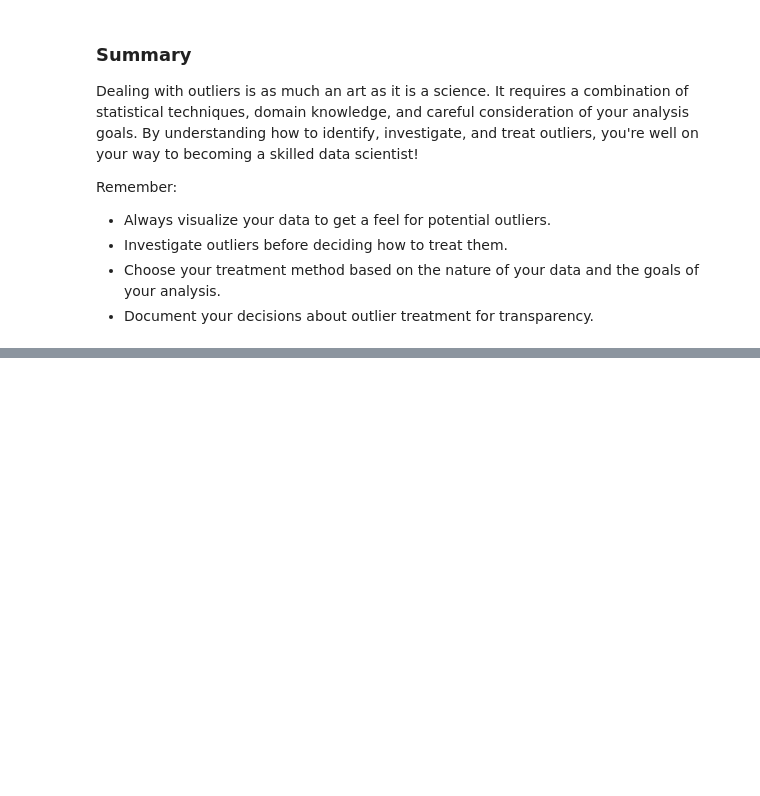
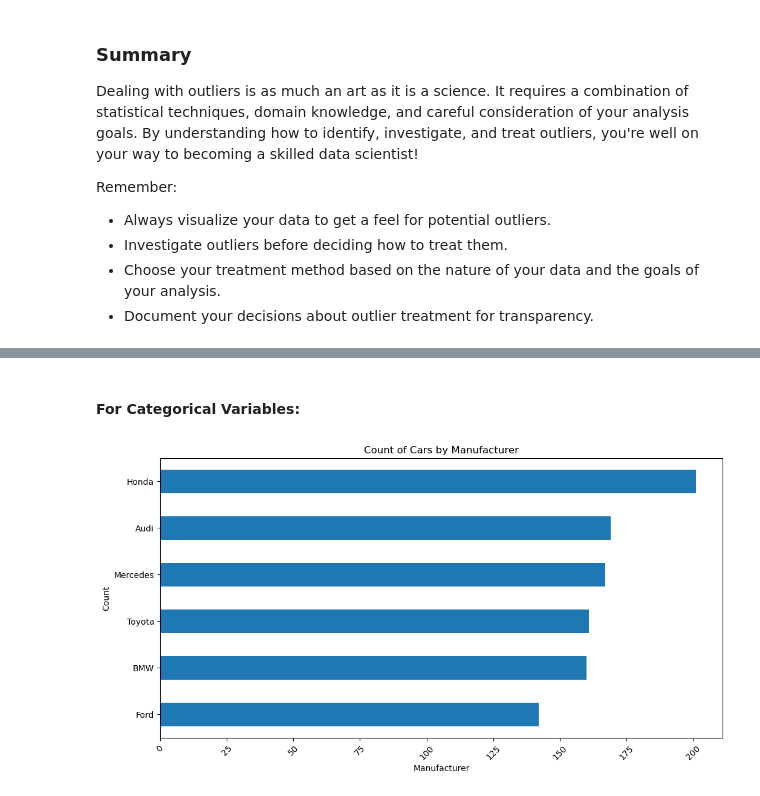
Before and after one commit to drjodyannjones/mdsi_python_seminar_11122023, a Jupyter notebook: exploratory_data_analysis/eda.ipynb, the cells around one changed output, grey strips where cells are left out. Drawn from its saved outputs; the diff is of its cells as text; code cells hidden in the pictures; blank space fills up the shorter version.

```diff
--- a/exploratory_data_analysis/eda.ipynb
+++ b/exploratory_data_analysis/eda.ipynb
@@ -700,0 +865,14 @@ Remember:
+# %% [markdown]
+#### For Categorical Variables:
+# %%
+# Bar plot
+
+plt.figure(figsize=(12, 6))
+df['manufacturer'].value_counts(ascending=True).plot(kind='barh')
+plt.title('Count of Cars by Manufacturer')
+plt.xlabel('Manufacturer')
+plt.ylabel('Count')
+plt.xticks(rotation=45)
+plt.show()
+# %% [output]
+[figure, added]
```
Also changed, not shown: parts of 15 cells of this notebook, 1 other file.
